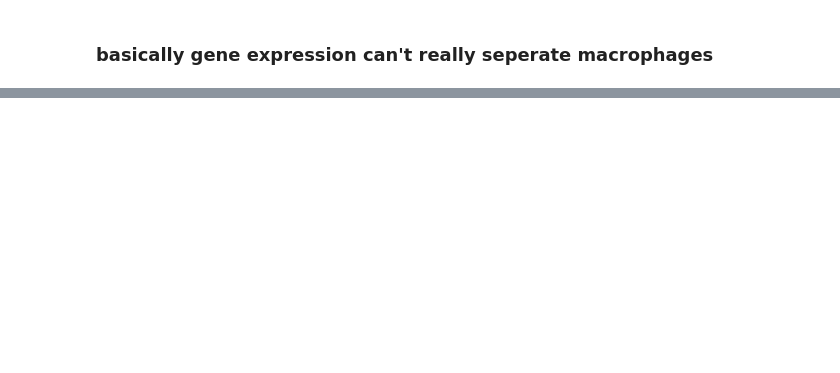
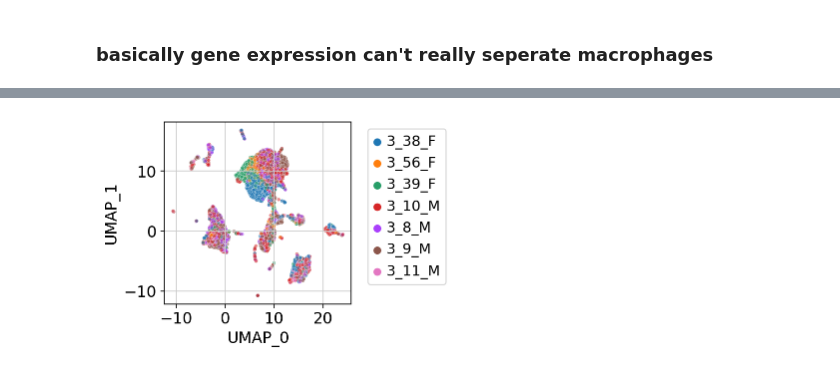
Before and after one commit to daklab/Leaflet-analysis, a Jupyter notebook: tabula_muris_brain/low_dimensional_rep/BBmixture_vars_on_UMAP.ipynb, the cells around one changed output, grey strips where cells are left out. Drawn from its saved outputs; the diff is of its cells as text; code cells hidden in the pictures; blank space fills up the shorter version.

```diff
--- a/tabula_muris_brain/low_dimensional_rep/BBmixture_vars_on_UMAP.ipynb
+++ b/tabula_muris_brain/low_dimensional_rep/BBmixture_vars_on_UMAP.ipynb
@@ -242,6 +308,7 @@ UMAP_rep[["cellassignment", "mouse.id"]][["mouse.id", "cellassignment"]].value_c
 # %%
 plt.figure(figsize=(3, 3))
 sns.scatterplot(x=UMAP_rep["UMAP_0"], y=UMAP_rep["UMAP_1"], hue=UMAP_rep['mouse.id'], alpha=0.5, s=10)
 plt.legend(bbox_to_anchor=(1.05, 1), loc='upper left')
-plt.title('UMAP Scatterplot colored by cell_type')
 plt.show()
+# %% [output]
+[figure, added]
```
Also changed, not shown: parts of 22 cells of this notebook, 13 other files.
